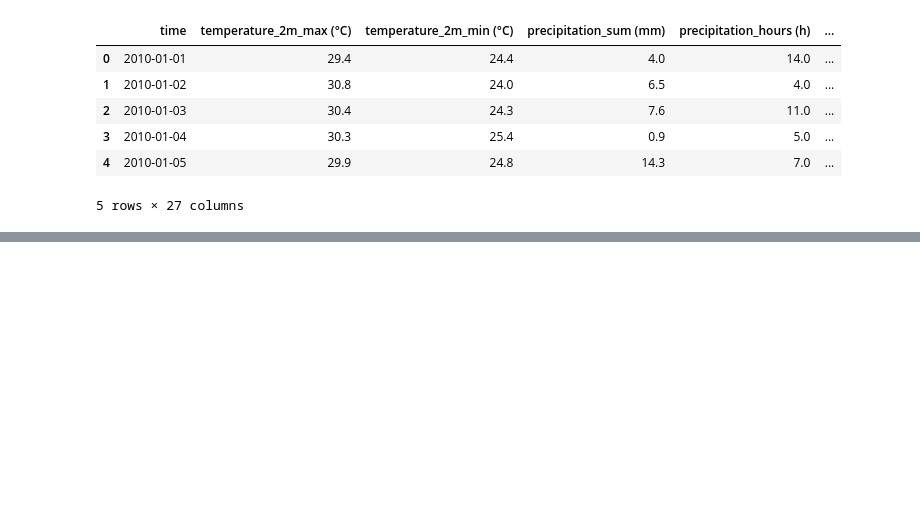
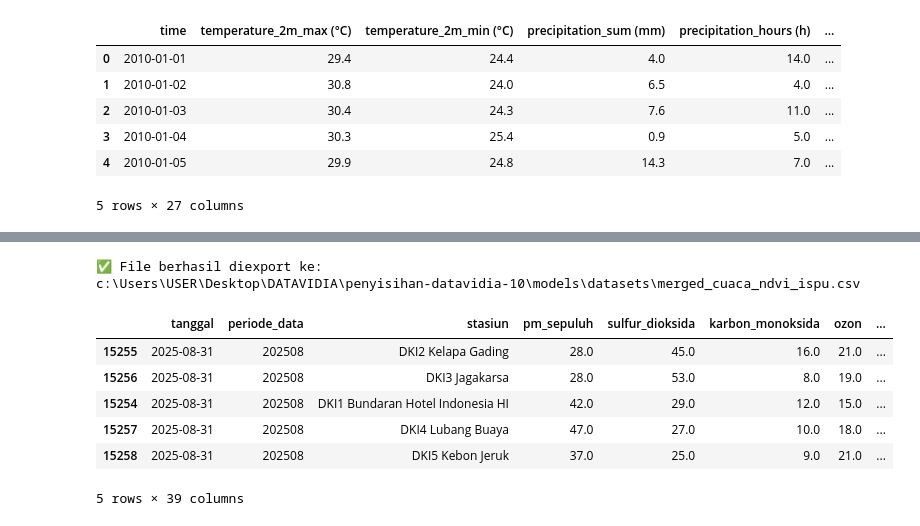
Before and after one commit to nabila-azhari/AIR-POLLUTION-PREDICTION-PENYISIHAN-DATAVIDIA-10, a Jupyter notebook: models/merging_cuaca_ispu_ndvi.ipynb, the cells around one changed output, grey strips where cells are left out. Cells and saved outputs as stored; diff of their text form; code cells hidden in the pictures; blank space fills up the shorter version.

```diff
--- a/models/merging_cuaca_ispu_ndvi.ipynb
+++ b/models/merging_cuaca_ispu_ndvi.ipynb
@@ -89,0 +112,17 @@ df_ispu.head()
+# %%
+df = df.merge(
+    df_ndvi[['id', 'ndvi']],
+    on='id',
+    how='left'
+)
+
+df = df.sort_values(['stasiun', 'tanggal'])
+df['ndvi'] = df.groupby('stasiun')['ndvi'].ffill()
+# %%
+df = df.sort_values(['stasiun', 'tanggal'])
+
+df['ndvi'] = (
+    df.groupby('stasiun')['ndvi']
+      .ffill()
+      .bfill()
+)
@@ -89,0 +158,30 @@ df_ispu.head()
+# %%
+from pathlib import Path
+
+# =========================
+# OUTPUT DIRECTORY
+# =========================
+OUTPUT_DIR = Path.cwd() / "datasets"
+OUTPUT_DIR.mkdir(exist_ok=True)
+
+# =========================
+# EXPORT TO CSV
+# =========================
+output_path = OUTPUT_DIR / "merged_cuaca_ndvi_ispu.csv"
+
+df.to_csv(output_path, index=False)
+
+print(f"✅ File berhasil diexport ke:\n{output_path}")
+# %% [output]
+✅ File berhasil diexport ke:
+c:\Users\USER\Desktop\DATAVIDIA\penyisihan-datavidia-10\models\datasets\merged_cuaca_ndvi_ispu.csv
+# %%
+df.tail()
+# %% [output]
+|  | tanggal | periode_data | stasiun | pm_sepuluh | sulfur_dioksida | karbon_monoksida | ozon | ... |
+| 15255 | 2025-08-31 | 202508 | DKI2 Kelapa Gading | 28.0 | 45.0 | 16.0 | 21.0 | ... |
+| 15256 | 2025-08-31 | 202508 | DKI3 Jagakarsa | 28.0 | 53.0 | 8.0 | 19.0 | ... |
+| 15254 | 2025-08-31 | 202508 | DKI1 Bundaran Hotel Indonesia HI | 42.0 | 29.0 | 12.0 | 15.0 | ... |
+| 15257 | 2025-08-31 | 202508 | DKI4 Lubang Buaya | 47.0 | 27.0 | 10.0 | 18.0 | ... |
+| 15258 | 2025-08-31 | 202508 | DKI5 Kebon Jeruk | 37.0 | 25.0 | 9.0 | 21.0 | ... |
+5 rows × 39 columns
```
Also changed, not shown: parts of 10 cells of this notebook, 8 other files.
